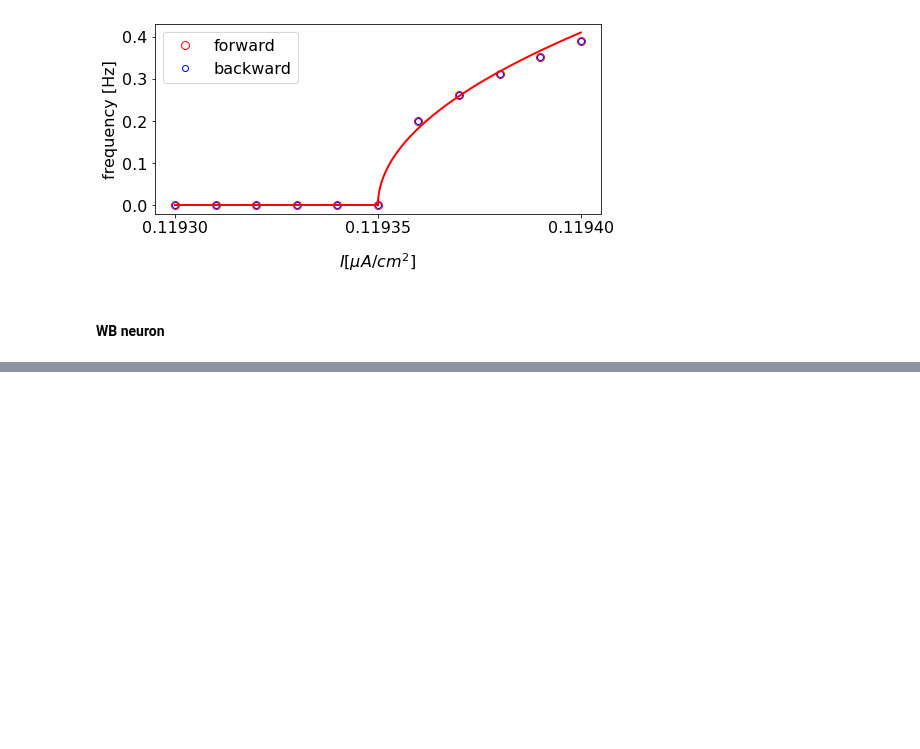
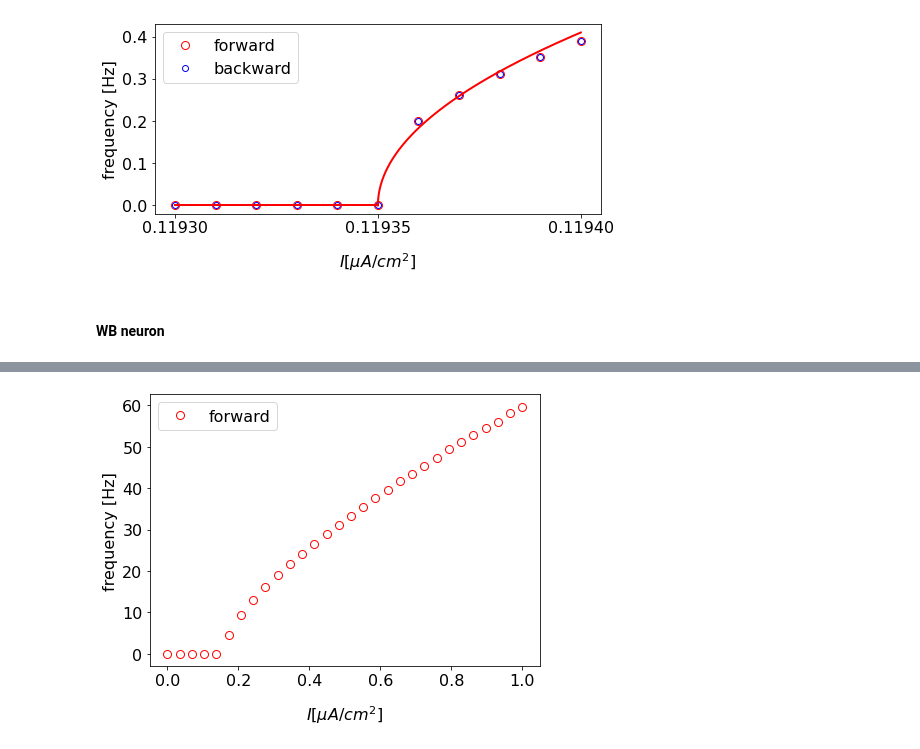
Before and after one commit to Ziaeemehr/mndynamics, a Jupyter notebook: mndynamics/examples/Chap_17.ipynb, the cells around one changed output, grey strips where cells are left out. Saved outputs shown, nothing was run; the diff lists cells and outputs as text; code cells hidden in the pictures; blank space fills up the shorter version.

```diff
--- a/mndynamics/examples/Chap_17.ipynb
+++ b/mndynamics/examples/Chap_17.ipynb
@@ -219,3 +219,8 @@ plt.plot(I, np.zeros_like(I), '-r', lw=2)  ;
 [figure]
 # %% [markdown]
 #### WB neuron
+# %%
+from mndynamics.models.py.WB_Base import WB_F_I_CURVE
+
+obj = WB_F_I_CURVE({'t_end':5000, 'dt':0.05})
+obj()
@@ -221,0 +242,7 @@ plt.plot(I, np.zeros_like(I), '-r', lw=2)  ;
+# %%
+vec_i_ext = np.linspace(0, 1.0, 30)
+data = obj.simulate_F_I(vec_i_ext, directions='forward')
+# %%
+obj.plot_F_I(data);
+# %% [output]
+[figure, added]
```
Also changed, not shown: parts of 4 cells of this notebook, 1 other file.
